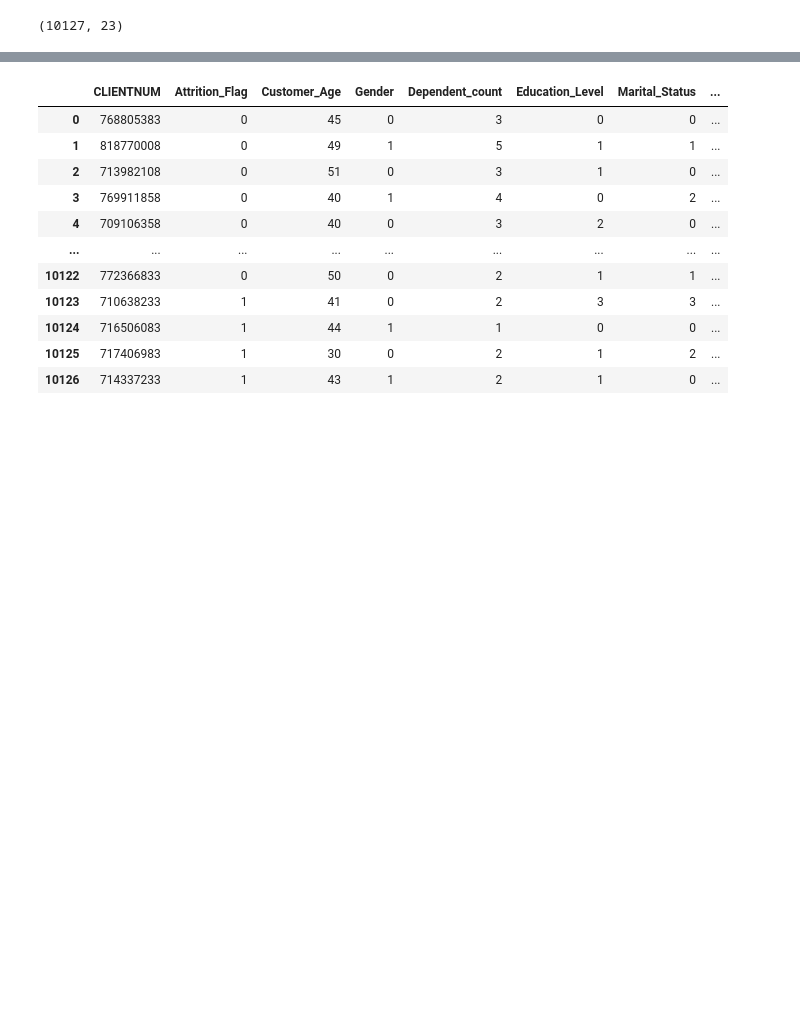
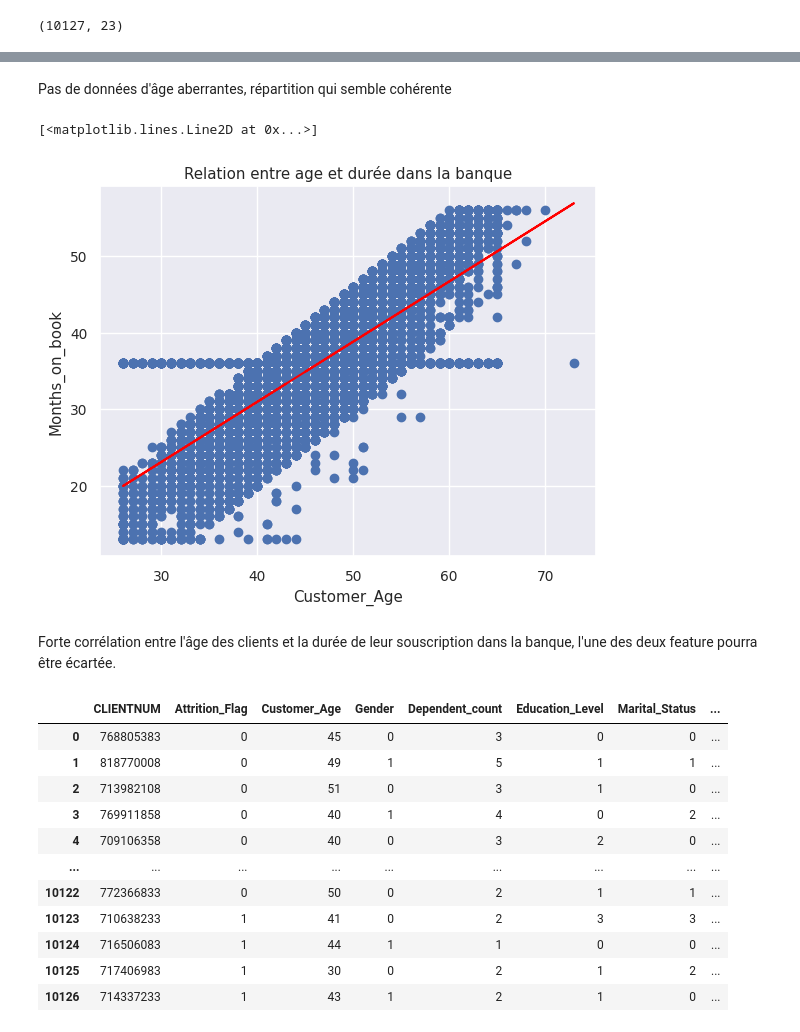
Before and after one commit to Harsisis/MachineLearning_TP, a Jupyter notebook: machineLearning/TP2/main.ipynb, the cells around one changed output, grey strips where cells are left out. Saved outputs shown, nothing was run; the diff lists cells and outputs as text; code cells hidden in the pictures; blank space fills up the shorter version.

```diff
--- a/machineLearning/TP2/main.ipynb
+++ b/machineLearning/TP2/main.ipynb
@@ -71,3 +106,21 @@ df_clean.shape
+# %% [markdown]
+Pas de données d'âge aberrantes, répartition qui semble cohérente
+# %%
+customer_age = df_clean['Customer_Age']
+monts_on_book = df_clean['Months_on_book']
+
+plt.scatter(customer_age,monts_on_book)
+plt.xlabel('Customer_Age')
+plt.ylabel('Months_on_book')
+plt.title('Relation entre age et durée dans la banque')
+
+slope, intercept = np.polyfit(customer_age, monts_on_book, 1)
+plt.plot(customer_age, slope * customer_age + intercept, color='red')
+# %% [output]
+[<matplotlib.lines.Line2D at 0x...>]
+[figure, added]
+# %% [markdown]
+Forte corrélation entre l'âge des clients et la durée de leur souscription dans la banque, l'une des deux feature pourra être écartée.
 # %%
 df_clean2 = df_clean
 df_clean2['Attrition_Flag'] = pd.factorize(df_clean2['Attrition_Flag'])[0]
```
Also changed, not shown: parts of 7 cells of this notebook.
